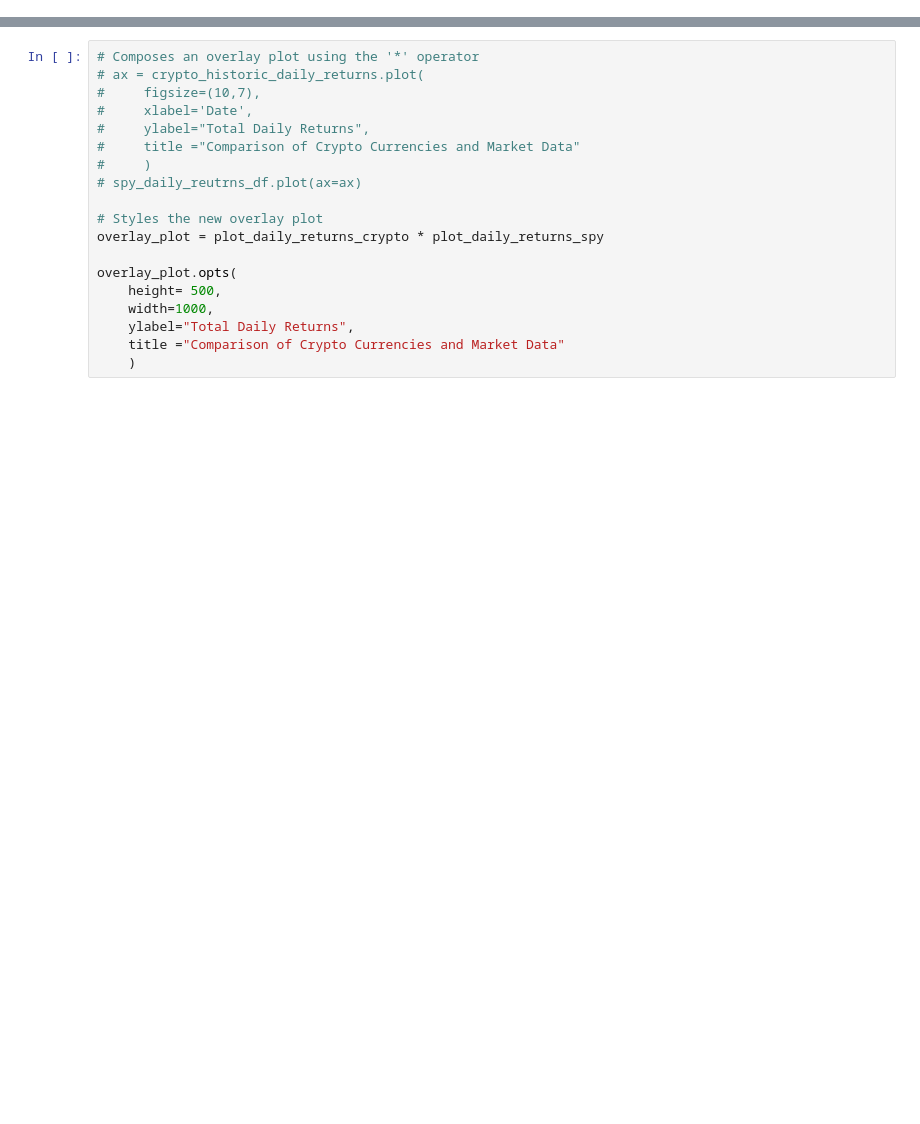
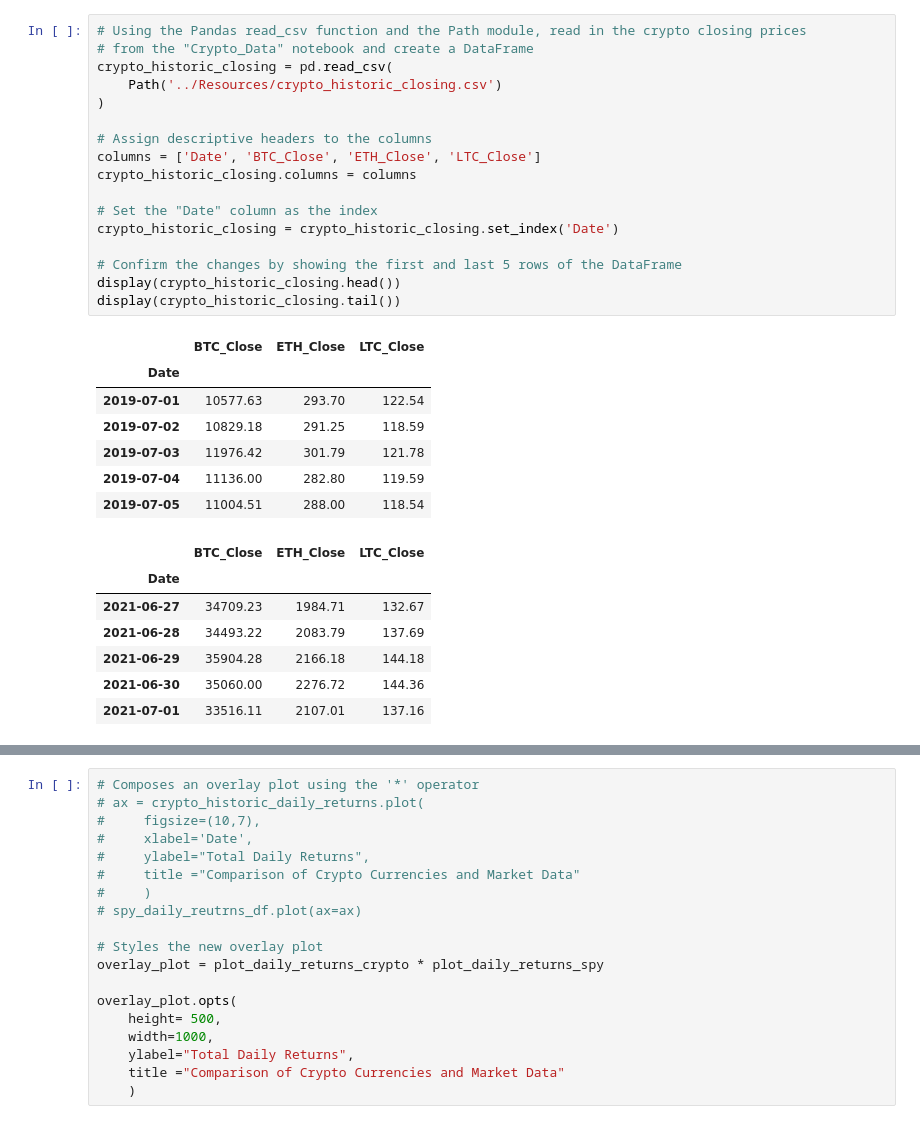
Before and after one commit to jpweldon/Cryptocurrency_Stock_Correlation, a Jupyter notebook: Data_Analysis/data_analysis.ipynb, the cells around one changed output, grey strips where cells are left out. Saved outputs shown, nothing was run; the diff lists cells and outputs as text; blank space fills up the shorter version.

```diff
--- a/Data_Analysis/data_analysis.ipynb
+++ b/Data_Analysis/data_analysis.ipynb
@@ -103,0 +119,32 @@ display(crypto_historic_daily_returns.tail())
+# %%
+# Using the Pandas read_csv function and the Path module, read in the crypto closing prices
+# from the "Crypto_Data" notebook and create a DataFrame
+crypto_historic_closing = pd.read_csv(
+    Path('../Resources/crypto_historic_closing.csv')
+)
+
+# Assign descriptive headers to the columns
+columns = ['Date', 'BTC_Close', 'ETH_Close', 'LTC_Close']
+crypto_historic_closing.columns = columns
+
+# Set the "Date" column as the index
+crypto_historic_closing = crypto_historic_closing.set_index('Date')
+
+# Confirm the changes by showing the first and last 5 rows of the DataFrame
+display(crypto_historic_closing.head())
+display(crypto_historic_closing.tail())
+# %% [output]
+|  | BTC_Close | ETH_Close | LTC_Close |
+| Date |  |  |  |
+| 2019-07-01 | 10577.63 | 293.70 | 122.54 |
+| 2019-07-02 | 10829.18 | 291.25 | 118.59 |
+| 2019-07-03 | 11976.42 | 301.79 | 121.78 |
+| 2019-07-04 | 11136.00 | 282.80 | 119.59 |
+| 2019-07-05 | 11004.51 | 288.00 | 118.54 |
+|  | BTC_Close | ETH_Close | LTC_Close |
+| Date |  |  |  |
+| 2021-06-27 | 34709.23 | 1984.71 | 132.67 |
+| 2021-06-28 | 34493.22 | 2083.79 | 137.69 |
+| 2021-06-29 | 35904.28 | 2166.18 | 144.18 |
+| 2021-06-30 | 35060.00 | 2276.72 | 144.36 |
+| 2021-07-01 | 33516.11 | 2107.01 | 137.16 |
```
Also changed, not shown: parts of 16 cells of this notebook, 4 other files.
